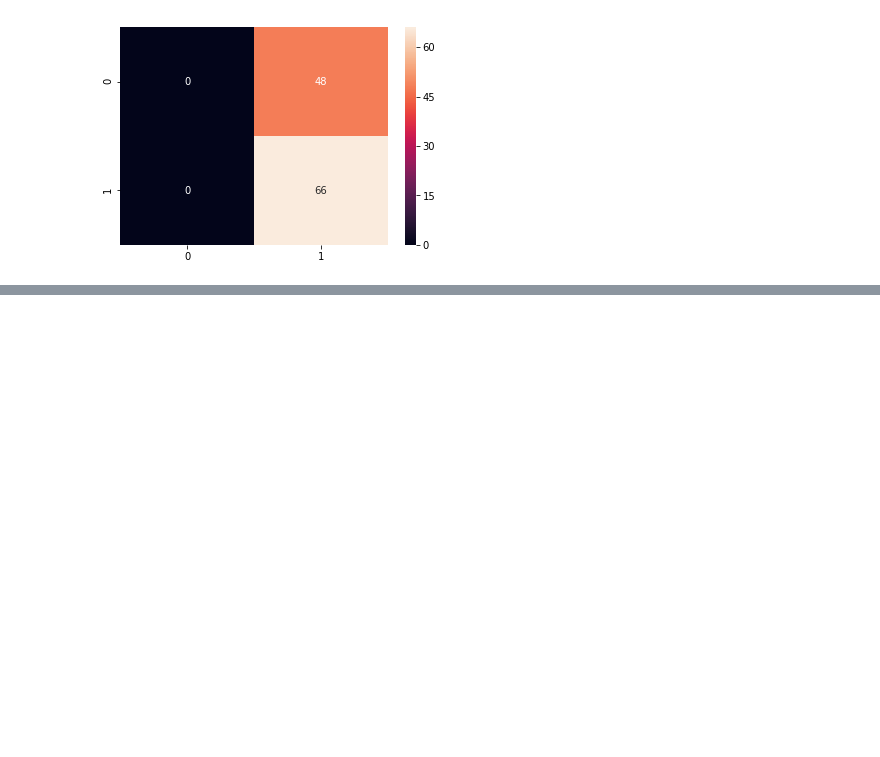
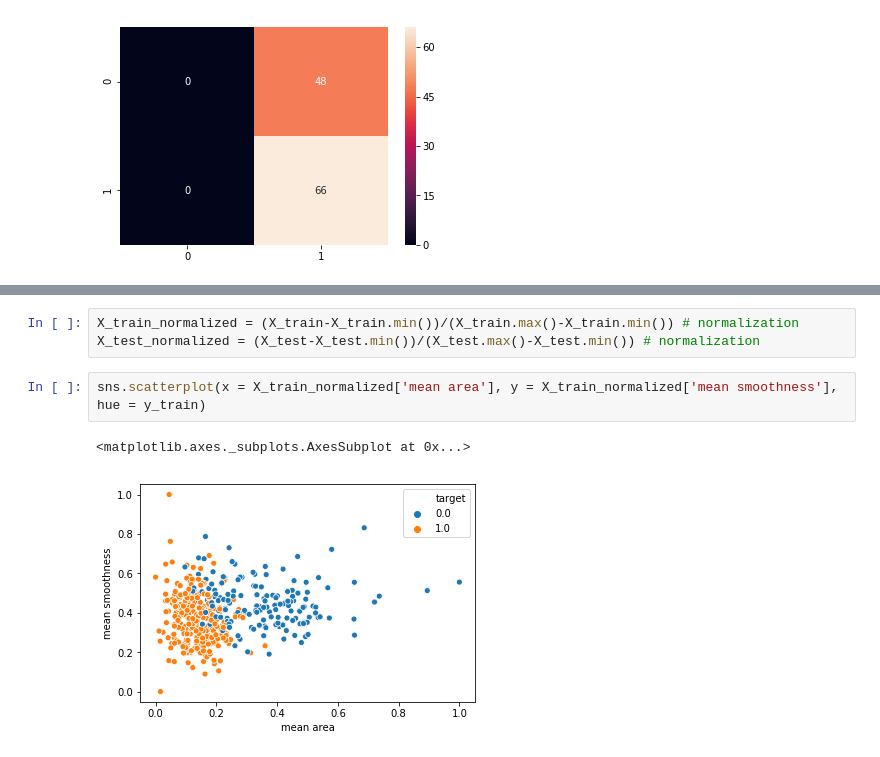
Before and after one commit to chiranjev/Breast-Cancer-Prediction, a Jupyter notebook: Breast Cancer Classification.ipynb, the cells around one changed output, grey strips where cells are left out. Saved outputs shown, nothing was run; the diff lists cells and outputs as text; blank space fills up the shorter version.

```diff
--- a/Breast Cancer Classification.ipynb
+++ b/Breast Cancer Classification.ipynb
@@ -308,0 +316,8 @@ sns.heatmap(cm,annot=True)
+# %%
+X_train_normalized = (X_train-X_train.min())/(X_train.max()-X_train.min()) # normalization
+X_test_normalized = (X_test-X_test.min())/(X_test.max()-X_test.min()) # normalization
+# %%
+sns.scatterplot(x = X_train_normalized['mean area'], y = X_train_normalized['mean smoothness'], hue = y_train)
+# %% [output]
+<matplotlib.axes._subplots.AxesSubplot at 0x...>
+[figure, added]
```
Also changed, not shown: parts of 18 cells of this notebook.
